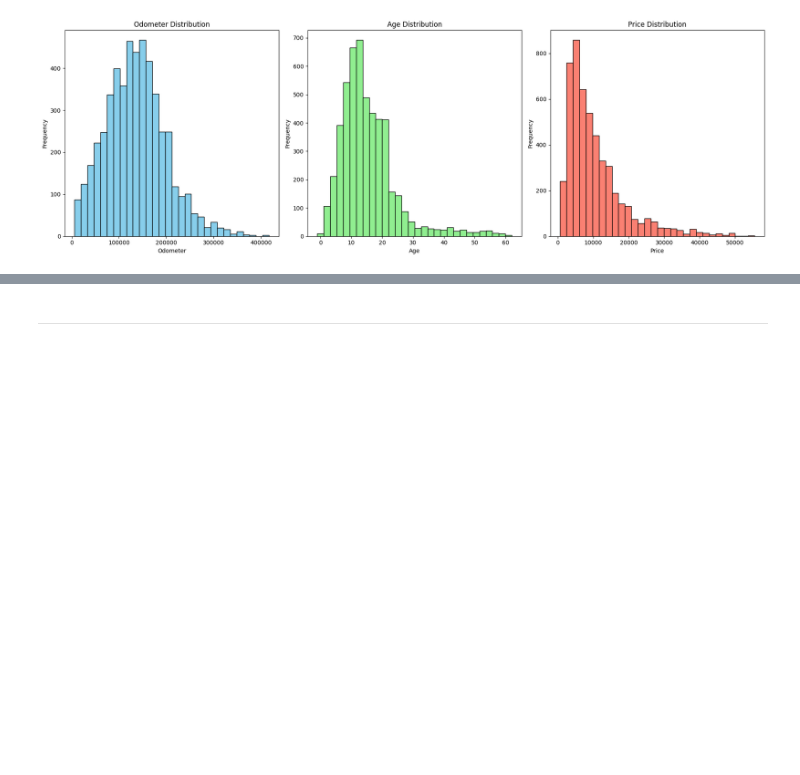
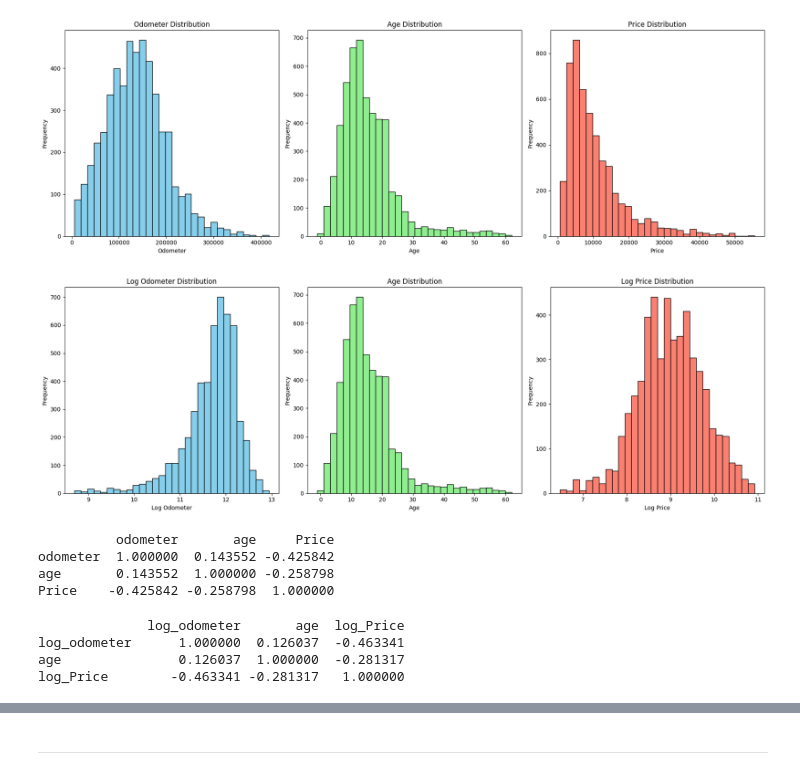
Before and after one commit to EliasSaavedraDS/Recommender-System, a Jupyter notebook: notebook/EDA AttributesTable.ipynb, the cells around one changed output, grey strips where cells are left out. Saved outputs shown, nothing was run; the diff lists cells and outputs as text; code cells hidden in the pictures; blank space fills up the shorter version.

```diff
--- a/notebook/EDA AttributesTable.ipynb
+++ b/notebook/EDA AttributesTable.ipynb
@@ -1182,3 +1194,40 @@ axes[2].set_ylabel('Frequency')
 plt.tight_layout()
 # %% [output]
 [figure]
+# %%
+fig, axes = plt.subplots(1, 3, figsize=(18, 6))
+
+axes[0].hist(x_data['log_odometer'], bins=30, color='skyblue', edgecolor='black')
+axes[0].set_title('Log Odometer Distribution')
+axes[0].set_xlabel('Log Odometer')
+axes[0].set_ylabel('Frequency')
+
+axes[1].hist(x_data['age'], bins=30, color='lightgreen', edgecolor='black')
+axes[1].set_title('Age Distribution')
+axes[1].set_xlabel('Age')
+axes[1].set_ylabel('Frequency')
+
+axes[2].hist(x_data['log_Price'], bins=30, color='salmon', edgecolor='black')
+axes[2].set_title('Log Price Distribution')
+axes[2].set_xlabel('Log Price')
+axes[2].set_ylabel('Frequency')
+
+plt.tight_layout()
+# %% [output]
+[figure, added]
+# %%
+corr_matrix = x_data[features].corr()
+print(corr_matrix)
+# %% [output]
+          odometer       age     Price
+odometer  1.000000  0.143552 -0.425842
+age       0.143552  1.000000 -0.258798
+Price    -0.425842 -0.258798  1.000000
+# %%
+corr_matrix = x_data[['log_odometer','age','log_Price']].corr()
+print(corr_matrix)
+# %% [output]
+              log_odometer       age  log_Price
+log_odometer      1.000000  0.126037  -0.463341
+age               0.126037  1.000000  -0.281317
+log_Price        -0.463341 -0.281317   1.000000
```
Also changed, not shown: parts of 28 cells of this notebook.
